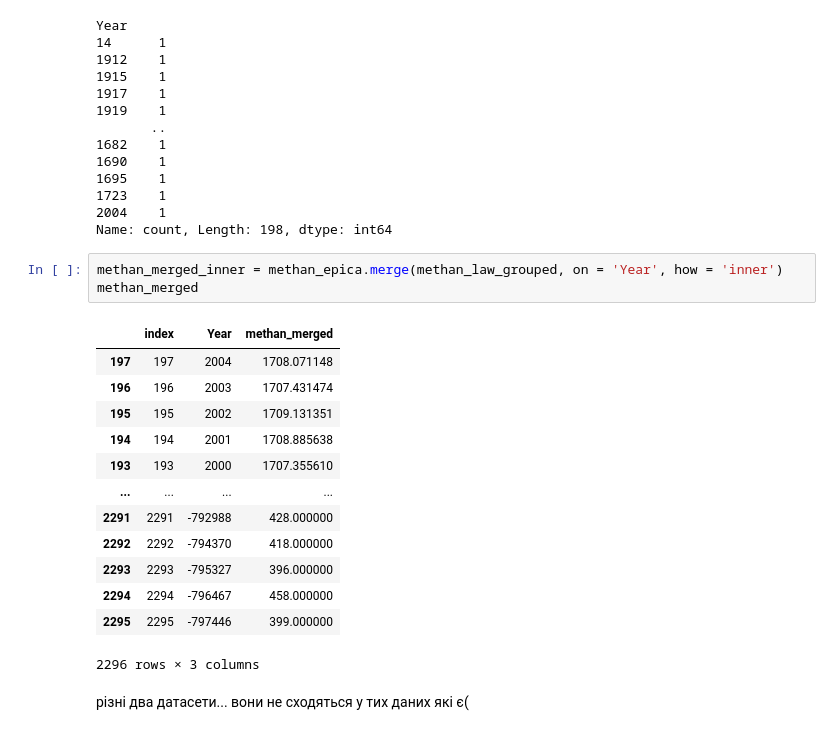
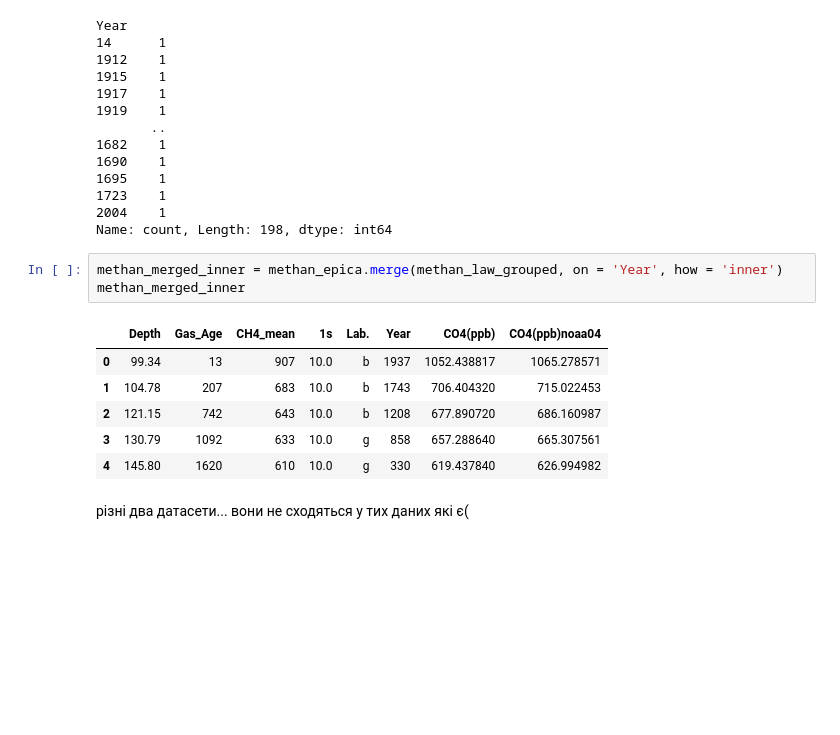
Before and after one commit to SofiMetel/prog_for_da2, a Jupyter notebook: project.ipynb, the cells around one changed output. Cells and saved outputs as stored; diff of their text form; blank space fills up the shorter version.

```diff
--- a/project.ipynb
+++ b/project.ipynb
@@ -624,21 +891,14 @@ Year
 Name: count, Length: 198, dtype: int64
 # %%
 methan_merged_inner = methan_epica.merge(methan_law_grouped, on = 'Year', how = 'inner')
-methan_merged
+methan_merged_inner
 # %% [output]
-|  | index | Year | methan_merged |
-| 197 | 197 | 2004 | 1708.071148 |
-| 196 | 196 | 2003 | 1707.431474 |
-| 195 | 195 | 2002 | 1709.131351 |
-| 194 | 194 | 2001 | 1708.885638 |
-| 193 | 193 | 2000 | 1707.355610 |
-| ... | ... | ... | ... |
-| 2291 | 2291 | -792988 | 428.000000 |
-| 2292 | 2292 | -794370 | 418.000000 |
-| 2293 | 2293 | -795327 | 396.000000 |
-| 2294 | 2294 | -796467 | 458.000000 |
-| 2295 | 2295 | -797446 | 399.000000 |
+|  | Depth | Gas_Age | CH4_mean | 1s | Lab. | Year | CO4(ppb) | CO4(ppb)noaa04 |
+| 0 | 99.34 | 13 | 907 | 10.0 | b | 1937 | 1052.438817 | 1065.278571 |
+| 1 | 104.78 | 207 | 683 | 10.0 | b | 1743 | 706.404320 | 715.022453 |
+| 2 | 121.15 | 742 | 643 | 10.0 | b | 1208 | 677.890720 | 686.160987 |
+| 3 | 130.79 | 1092 | 633 | 10.0 | g | 858 | 657.288640 | 665.307561 |
+| 4 | 145.80 | 1620 | 610 | 10.0 | g | 330 | 619.437840 | 626.994982 |
-2296 rows × 3 columns
 # %% [markdown]
 різні два датасети...
 вони не сходяться у тих даних які є(
```
Also changed, not shown: parts of 84 cells of this notebook, 2 other files.
